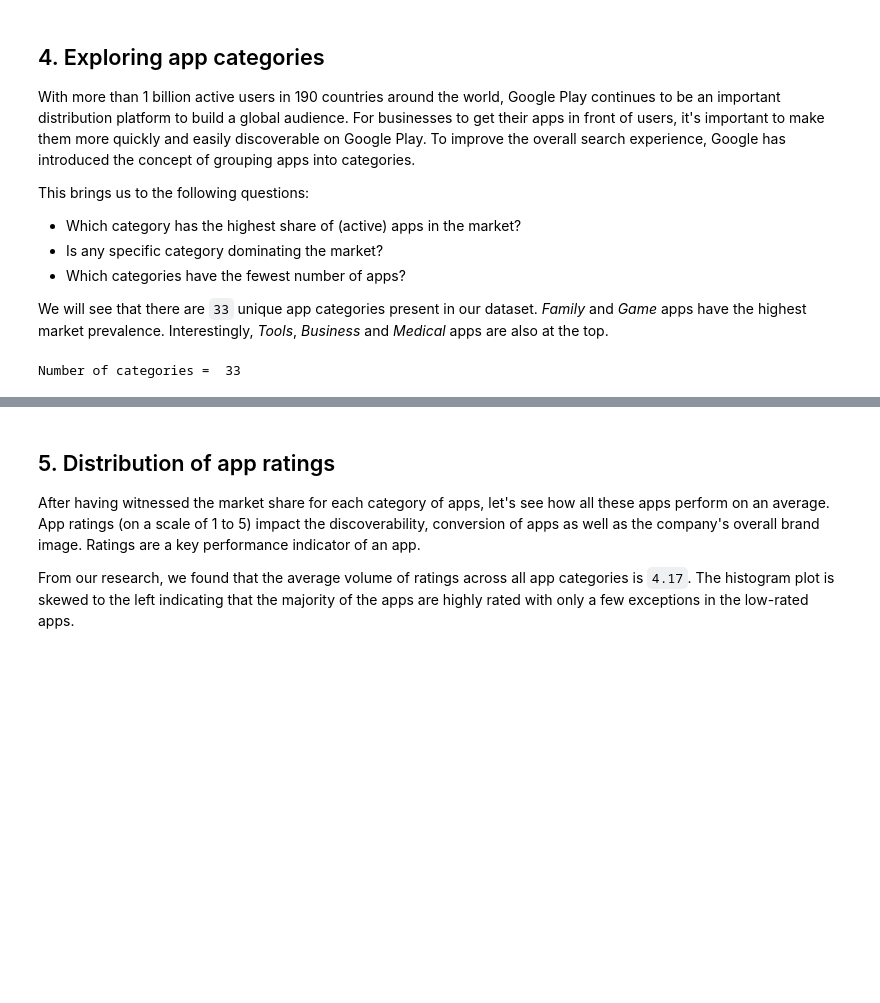
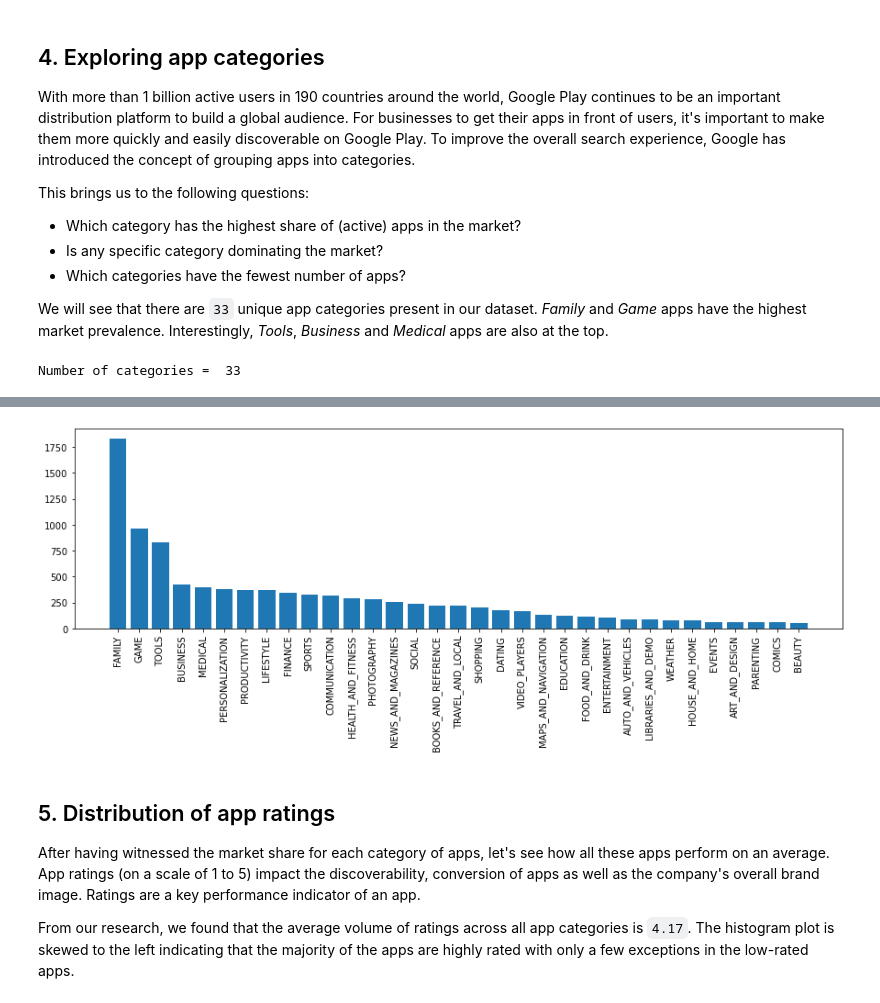
Before and after one commit to artsiom-bury/study-projects, a Jupyter notebook: Google Play/Google Play.ipynb, the cells around one changed output, grey strips where cells are left out. Saved outputs shown, nothing was run; the diff lists cells and outputs as text; code cells hidden in the pictures; blank space fills up the shorter version.

Commit message:
plotly -> matplotlib

```diff
--- a/Google Play/Google Play.ipynb
+++ b/Google Play/Google Play.ipynb
@@ -94,9 +94,8 @@ dtype: object
 </ul>
 <p>We will see that there are <code>33</code> unique app categories present in our dataset. <em>Family</em> and <em>Game</em> apps have the highest market prevalence. Interestingly, <em>Tools</em>, <em>Business</em> and <em>Medical</em> apps are also at the top.</p>
 # %%
-import plotly
-plotly.offline.init_notebook_mode(connected=True)
-import plotly.graph_objs as go
+import matplotlib.pyplot as plt
+plt.figure(figsize=(15,4))
 
 num_categories = len(apps['Category'].unique())
 print('Number of categories = ', num_categories)
@@ -105,11 +104,8 @@ num_apps_in_category = apps['Category'].value_counts()
 
 sorted_num_apps_in_category = num_apps_in_category.sort_values(ascending=False)
 
-data = [go.Bar(
-        x = num_apps_in_category.index,
-        y = num_apps_in_category.values,
-)]
-
-plotly.offline.iplot(data)
+plt.bar(num_apps_in_category.index, num_apps_in_category.values)
+plt.xticks(rotation=90)
+plt.show()
 # %% [output]
 Number of categories =  33
@@ -117,3 +112,4 @@ Number of categories =  33
+[figure, added]
 # %% [markdown]
 ## 5. Distribution of app ratings
 <p>After having witnessed the market share for each category of apps, let's see how all these apps perform on an average. App ratings (on a scale of 1 to 5) impact the discoverability, conversion of apps as well as the company's overall brand image. Ratings are a key performance indicator of an app.</p>
```
Also changed, not shown: parts of 7 cells of this notebook.
